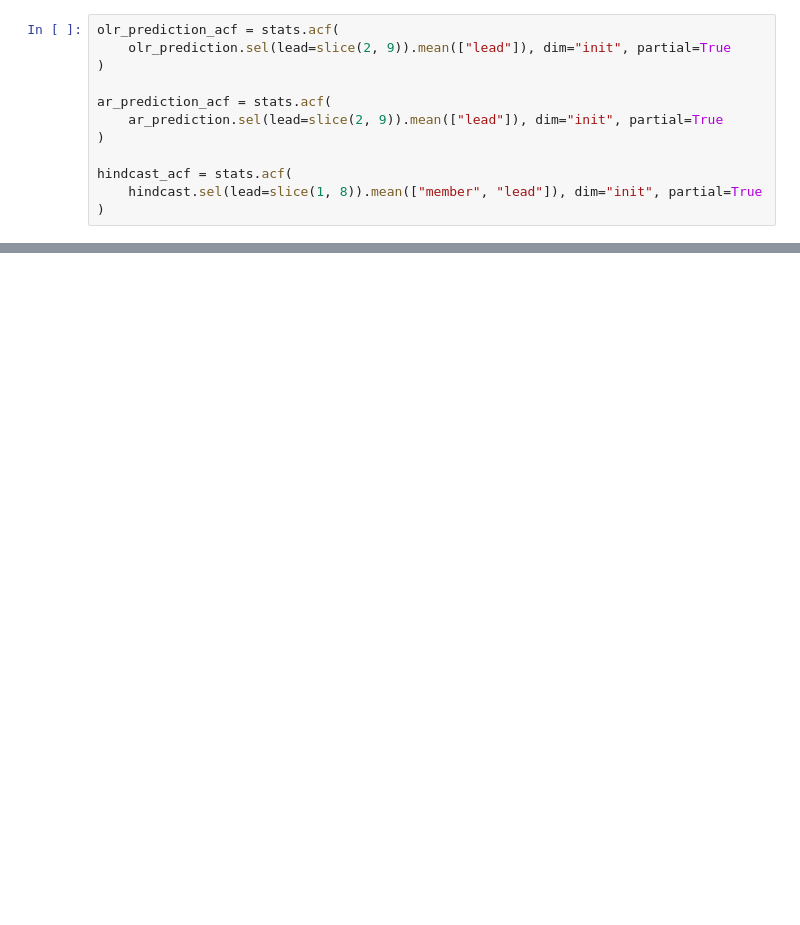
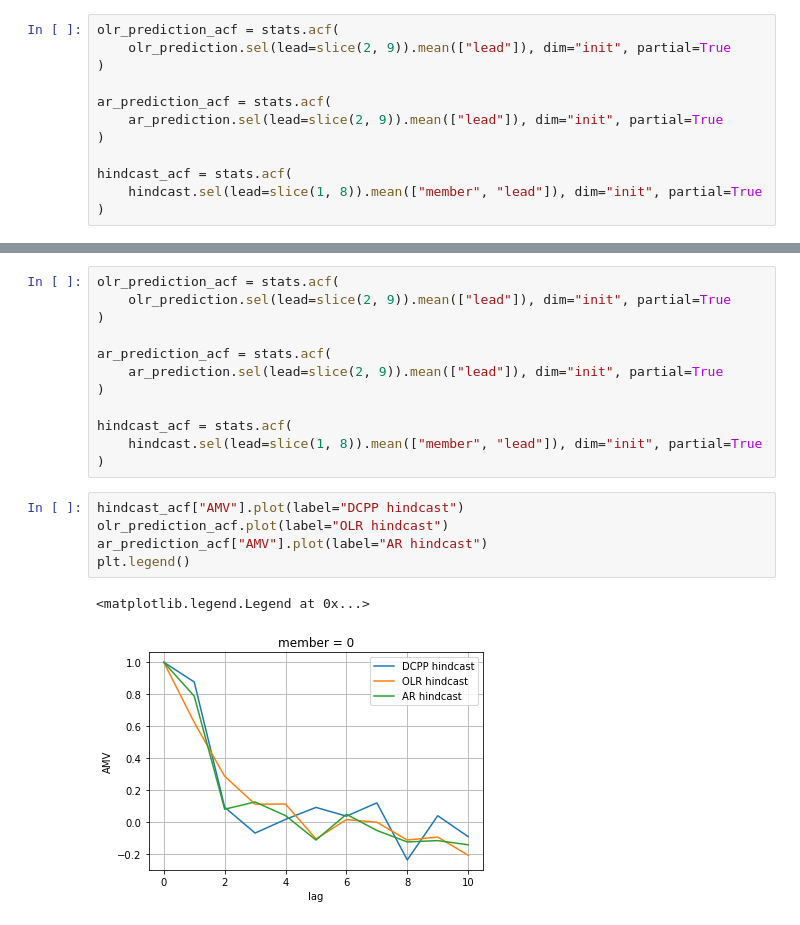
Before and after one commit to dougiesquire/Squire_2022_correlation, a Jupyter notebook: notebooks/exploratory/try_linear_regr.ipynb, the cells around one changed output, grey strips where cells are left out. Cells and saved outputs as stored; diff of their text form; blank space fills up the shorter version.

```diff
--- a/notebooks/exploratory/try_linear_regr.ipynb
+++ b/notebooks/exploratory/try_linear_regr.ipynb
@@ -235,0 +309,20 @@ Data variables:
+# %%
+olr_prediction_acf = stats.acf(
+    olr_prediction.sel(lead=slice(2, 9)).mean(["lead"]), dim="init", partial=True
+)
+
+ar_prediction_acf = stats.acf(
+    ar_prediction.sel(lead=slice(2, 9)).mean(["lead"]), dim="init", partial=True
+)
+
+hindcast_acf = stats.acf(
+    hindcast.sel(lead=slice(1, 8)).mean(["member", "lead"]), dim="init", partial=True
+)
+# %%
+hindcast_acf["AMV"].plot(label="DCPP hindcast")
+olr_prediction_acf.plot(label="OLR hindcast")
+ar_prediction_acf["AMV"].plot(label="AR hindcast")
+plt.legend()
+# %% [output]
+<matplotlib.legend.Legend at 0x...>
+[figure, added]
```
Also changed, not shown: parts of 33 cells of this notebook, 4 other files.
